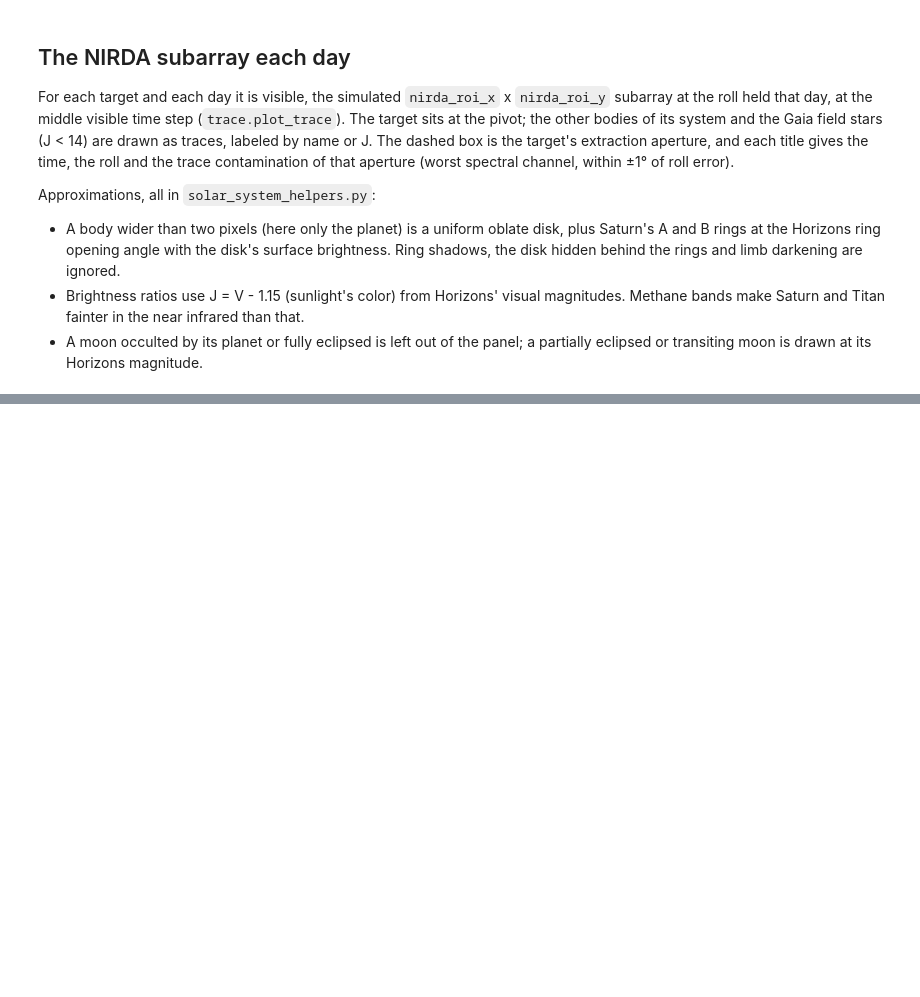
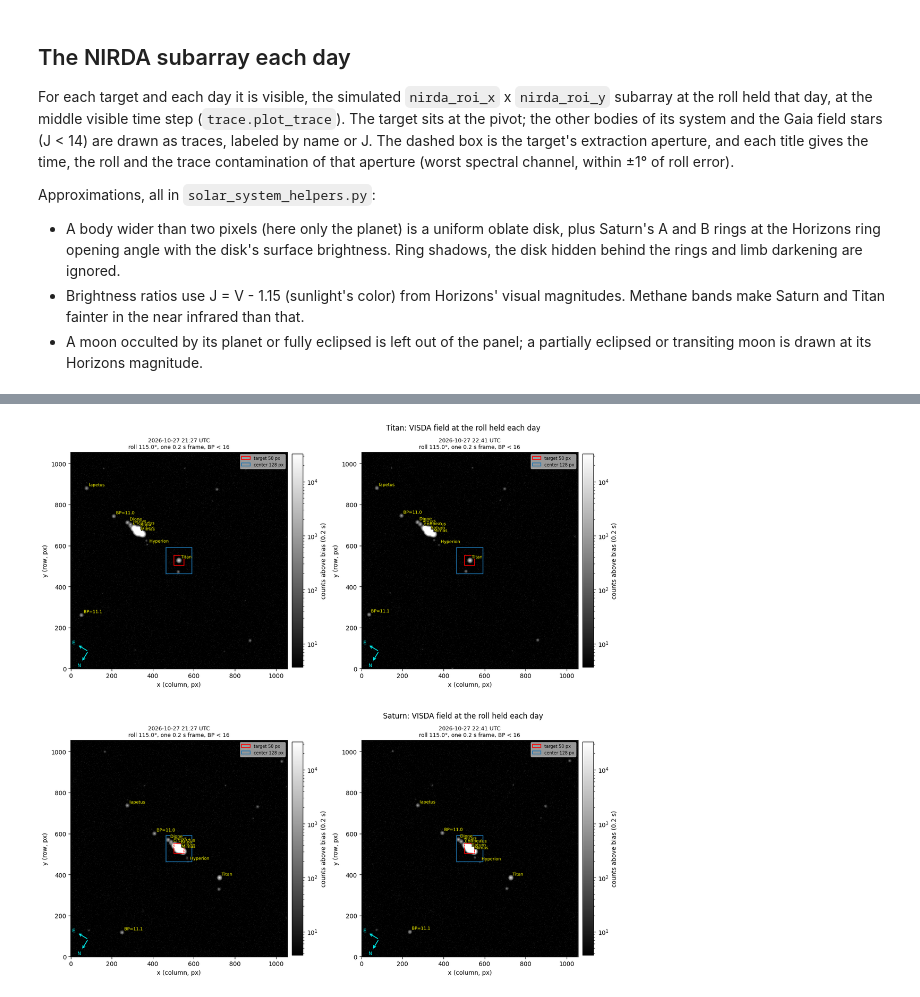
Before and after one commit to jrenaud90/pandora-visibility, a Jupyter notebook: docs/solar_system_visibility.ipynb, the cells around one changed output, grey strips where cells are left out. Saved outputs shown, nothing was run; the diff lists cells and outputs as text; code cells hidden in the pictures; blank space fills up the shorter version.

Commit message:
adds visda preview

```diff
--- a/docs/solar_system_visibility.ipynb
+++ b/docs/solar_system_visibility.ipynb
@@ -491,0 +525,53 @@ for target_id, label in targets:
+# %%
+# VISDA field settings, as in target_visibility.ipynb: the field's (x, y) size
+# in pixels; the target's pixel in it (None for the field center); the sides
+# in pixels of the red box on the target and the blue box on the field center;
+# and the faintest Gaia BP drawn.
+visda_field_size = (1056, 1056)
+visda_target_pixel = None
+visda_target_box = 50
+visda_center_box = 128
+visda_bp_limit = 16.0
+
+radius_arcmin = visda.field_radius_arcmin(visda_field_size, visda_target_pixel)
+n_columns = 3
+for target_id, label in targets:
+    result = results[label]
+    # Middle visible step of each day, as in the NIRDA panels
+    panels = []
+    for day in days:
+        indices = np.flatnonzero((day_of == day) & result["visible"])
+        if indices.size:
+            panels.append(indices[indices.size // 2])
+            panels.append(indices[indices.size // 2 + 50])
+    if not panels:
+        print(f"{label}: not visible on any day, so no VISDA panels")
+        continue
+
+    n_rows = int(np.ceil(len(panels) / n_columns))
+    fig, axes = plt.subplots(
+        n_rows, n_columns, figsize=(6.5 * n_columns, 6.0 * n_rows), squeeze=False
+    )
+    for ax, index in zip(axes.flat, panels):
+        sources = system_visible_sources(
+            target_id, ephemerides, index, times[index], labels, radius_arcmin,
+            include_stars=include_field_stars,
+        )
+        visda.plot_visible_field(
+            sources,
+            result["roll_deg"][index] * u.deg,
+            field_size=visda_field_size,
+            target_pixel=visda_target_pixel,
+            target_box=visda_target_box,
+            center_box=visda_center_box,
+            bp_limit=visda_bp_limit,
+            ax=ax,
+            title=f"{times[index].iso[:16]} UTC",
+        )
+    for ax in axes.flat[len(panels):]:
+        ax.set_axis_off()
+    fig.suptitle(f"{label}: VISDA field at the roll held each day", y=1.0)
+    plt.tight_layout()
+# %% [output]
+[figure, added]
+[figure, added]
```
Also changed, not shown: parts of 12 cells of this notebook, 11 other files.
